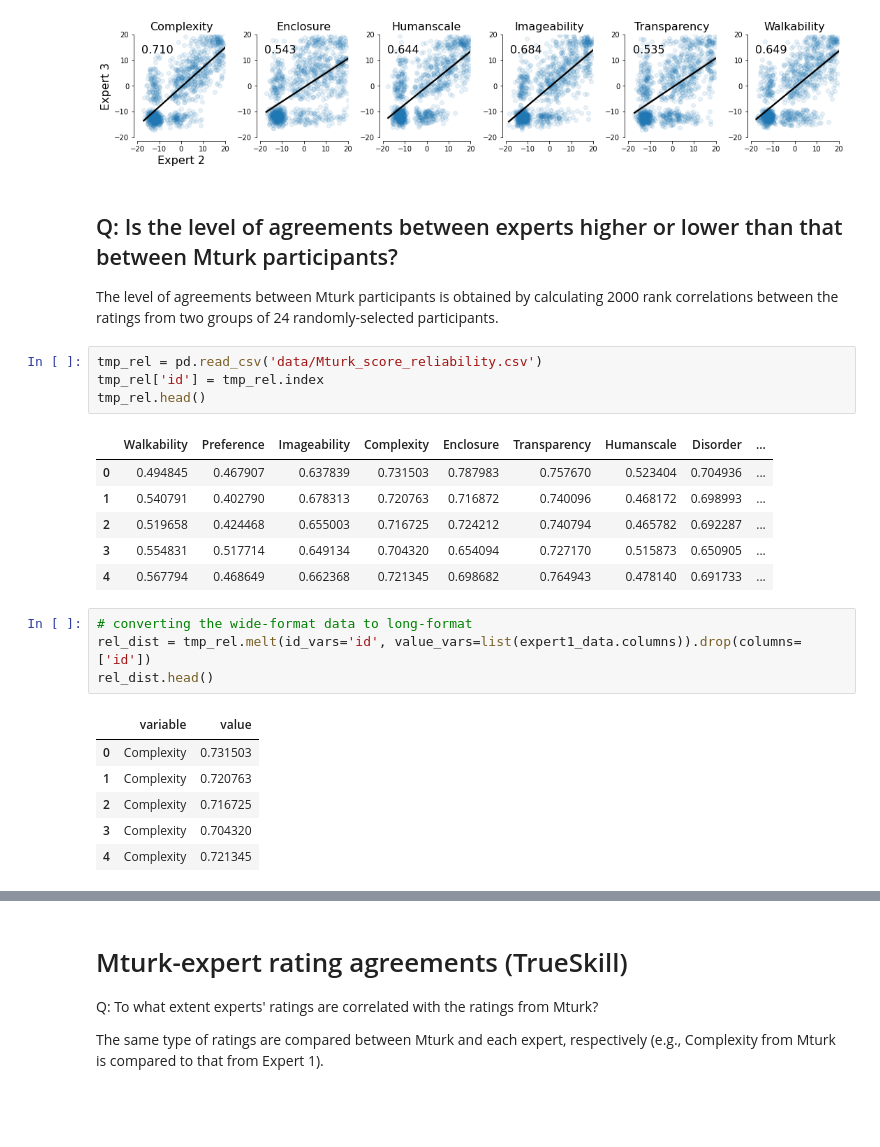
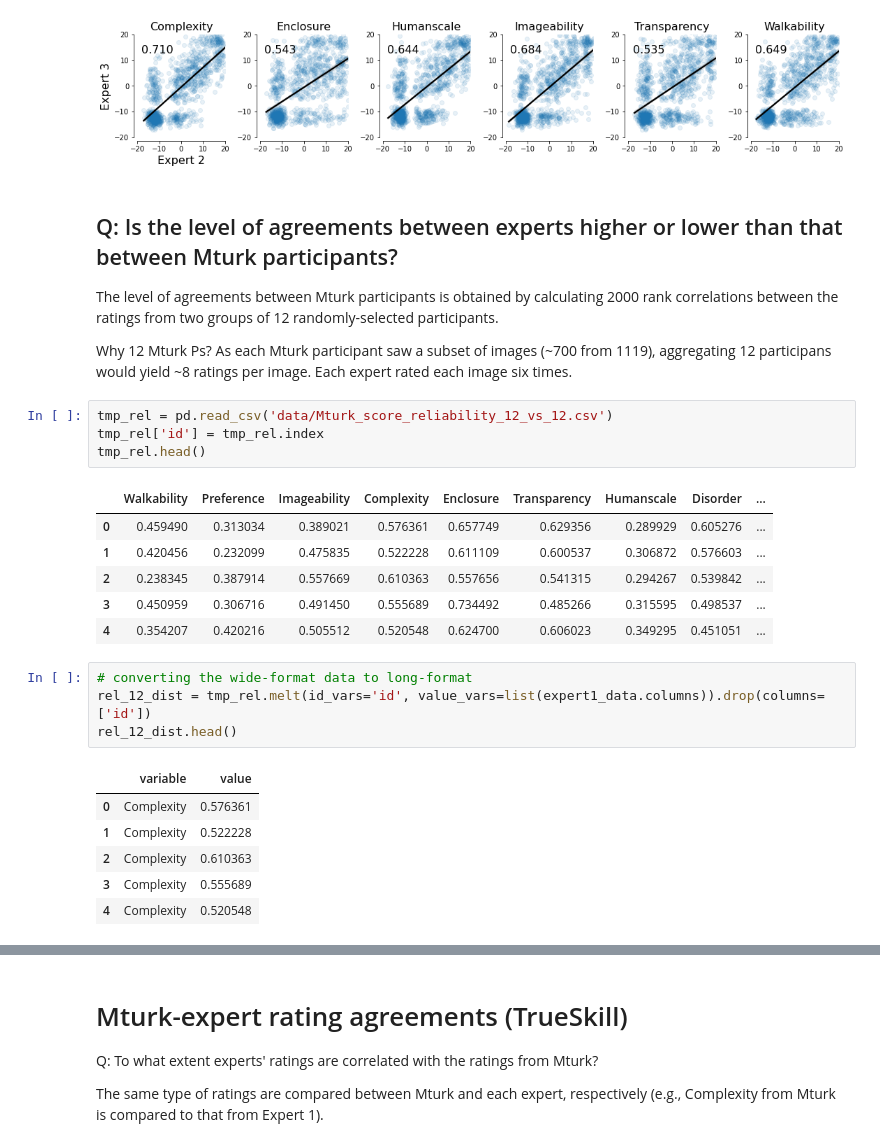
Before and after one commit to kywch/StreetPsych, a Jupyter notebook: visualize_expert_ratings.ipynb, the cells around one changed output, grey strips where cells are left out. Cells and saved outputs as stored; diff of their text form; blank space fills up the shorter version.

```diff
--- a/visualize_expert_ratings.ipynb
+++ b/visualize_expert_ratings.ipynb
@@ -157,26 +249,28 @@ compare_ratings(base_df = expert2_data, base_name = 'Expert 2', base_lim = (-20,
 # %% [markdown]
 ## Q: Is the level of agreements between experts higher or lower than that between Mturk participants?
 
-The level of agreements between Mturk participants is obtained by calculating 2000 rank correlations between the ratings from two groups of 24 randomly-selected participants.
+The level of agreements between Mturk participants is obtained by calculating 2000 rank correlations between the ratings from two groups of 12 randomly-selected participants.
+
+Why 12 Mturk Ps? As each Mturk participant saw a subset of images (~700 from 1119), aggregating 12 participans would yield ~8 ratings per image. Each expert rated each image six times.
 # %%
-tmp_rel = pd.read_csv('data/Mturk_score_reliability.csv')
+tmp_rel = pd.read_csv('data/Mturk_score_reliability_12_vs_12.csv')
 tmp_rel['id'] = tmp_rel.index
 tmp_rel.head()
 # %% [output]
 |  | Walkability | Preference | Imageability | Complexity | Enclosure | Transparency | Humanscale | Disorder | ... |
-| 0 | 0.494845 | 0.467907 | 0.637839 | 0.731503 | 0.787983 | 0.757670 | 0.523404 | 0.704936 | ... |
-| 1 | 0.540791 | 0.402790 | 0.678313 | 0.720763 | 0.716872 | 0.740096 | 0.468172 | 0.698993 | ... |
-| 2 | 0.519658 | 0.424468 | 0.655003 | 0.716725 | 0.724212 | 0.740794 | 0.465782 | 0.692287 | ... |
-| 3 | 0.554831 | 0.517714 | 0.649134 | 0.704320 | 0.654094 | 0.727170 | 0.515873 | 0.650905 | ... |
-| 4 | 0.567794 | 0.468649 | 0.662368 | 0.721345 | 0.698682 | 0.764943 | 0.478140 | 0.691733 | ... |
+| 0 | 0.459490 | 0.313034 | 0.389021 | 0.576361 | 0.657749 | 0.629356 | 0.289929 | 0.605276 | ... |
+| 1 | 0.420456 | 0.232099 | 0.475835 | 0.522228 | 0.611109 | 0.600537 | 0.306872 | 0.576603 | ... |
+| 2 | 0.238345 | 0.387914 | 0.557669 | 0.610363 | 0.557656 | 0.541315 | 0.294267 | 0.539842 | ... |
+| 3 | 0.450959 | 0.306716 | 0.491450 | 0.555689 | 0.734492 | 0.485266 | 0.315595 | 0.498537 | ... |
+| 4 | 0.354207 | 0.420216 | 0.505512 | 0.520548 | 0.624700 | 0.606023 | 0.349295 | 0.451051 | ... |
 # %%
 # converting the wide-format data to long-format
-rel_dist = tmp_rel.melt(id_vars='id', value_vars=list(expert1_data.columns)).drop(columns=['id'])
-rel_dist.head()
+rel_12_dist = tmp_rel.melt(id_vars='id', value_vars=list(expert1_data.columns)).drop(columns=['id'])
+rel_12_dist.head()
 # %% [output]
 |  | variable | value |
-| 0 | Complexity | 0.731503 |
-| 1 | Complexity | 0.720763 |
-| 2 | Complexity | 0.716725 |
-| 3 | Complexity | 0.704320 |
-| 4 | Complexity | 0.721345 |
+| 0 | Complexity | 0.576361 |
+| 1 | Complexity | 0.522228 |
+| 2 | Complexity | 0.610363 |
+| 3 | Complexity | 0.555689 |
+| 4 | Complexity | 0.520548 |
```
Also changed, not shown: parts of 20 cells of this notebook.
